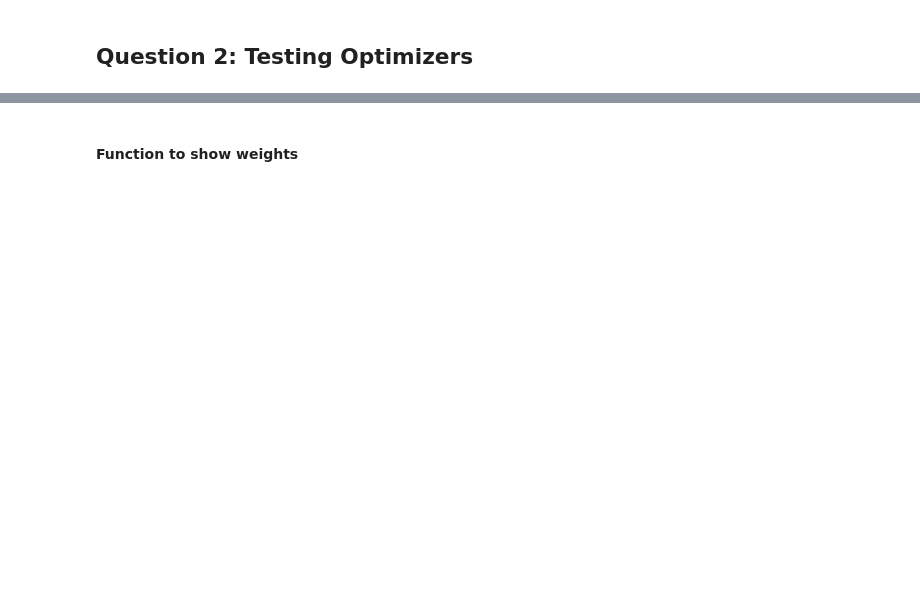
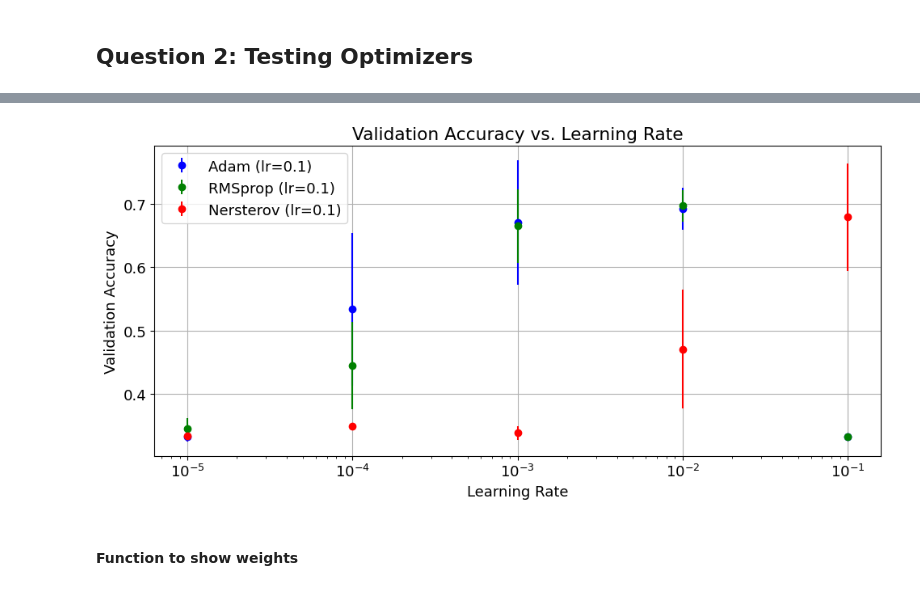
Before and after one commit to pietromalagoli/LCPB, a Jupyter notebook: Assignments/group2404_exercise1.ipynb, the cells around one changed output, grey strips where cells are left out. Drawn from its saved outputs; the diff is of its cells as text; code cells hidden in the pictures; blank space fills up the shorter version.

```diff
--- a/Assignments/group2404_exercise1.ipynb
+++ b/Assignments/group2404_exercise1.ipynb
@@ -275,3 +258,26 @@ ValueError: in user code:
+# %%
+# Plot results
+plt.figure(figsize=(10, 5))
+col=['blue', 'green', 'red']
+
+for i, result in enumerate (results):
+    optimizer_name= result['optimizer']
+    lr1= result['learning_rate']
+    mean_val_accuracy=result['mean_val_accuracy']
+    std_val_accuracy=result['std_val_accuracy']
+
+    plt.errorbar(lr1,mean_val_accuracy, yerr= std_val_accuracy, fmt='o', color=col[i], label=f'{optimizer_name} (lr={lr})')
+
+plt.title('Validation Accuracy vs. Learning Rate')
+plt.xlabel('Learning Rate')
+plt.ylabel('Validation Accuracy')
+plt.xscale('log')
+plt.legend()
+plt.grid(True)
+plt.tight_layout()
+plt.show()
+# %% [output]
+[figure, added]
 # %% [markdown]
 #### Function to show weights
 # %%
```
Also changed, not shown: parts of 11 cells of this notebook.
